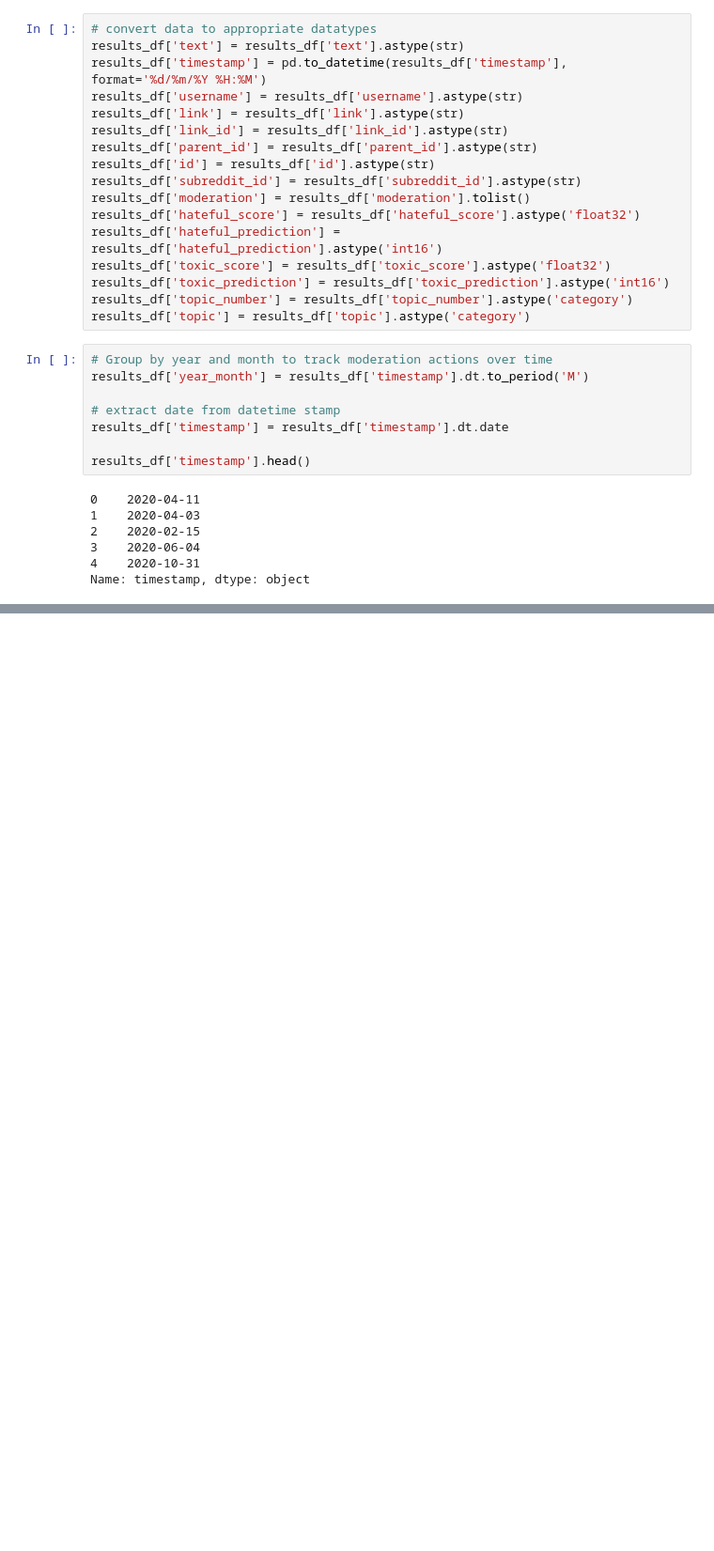
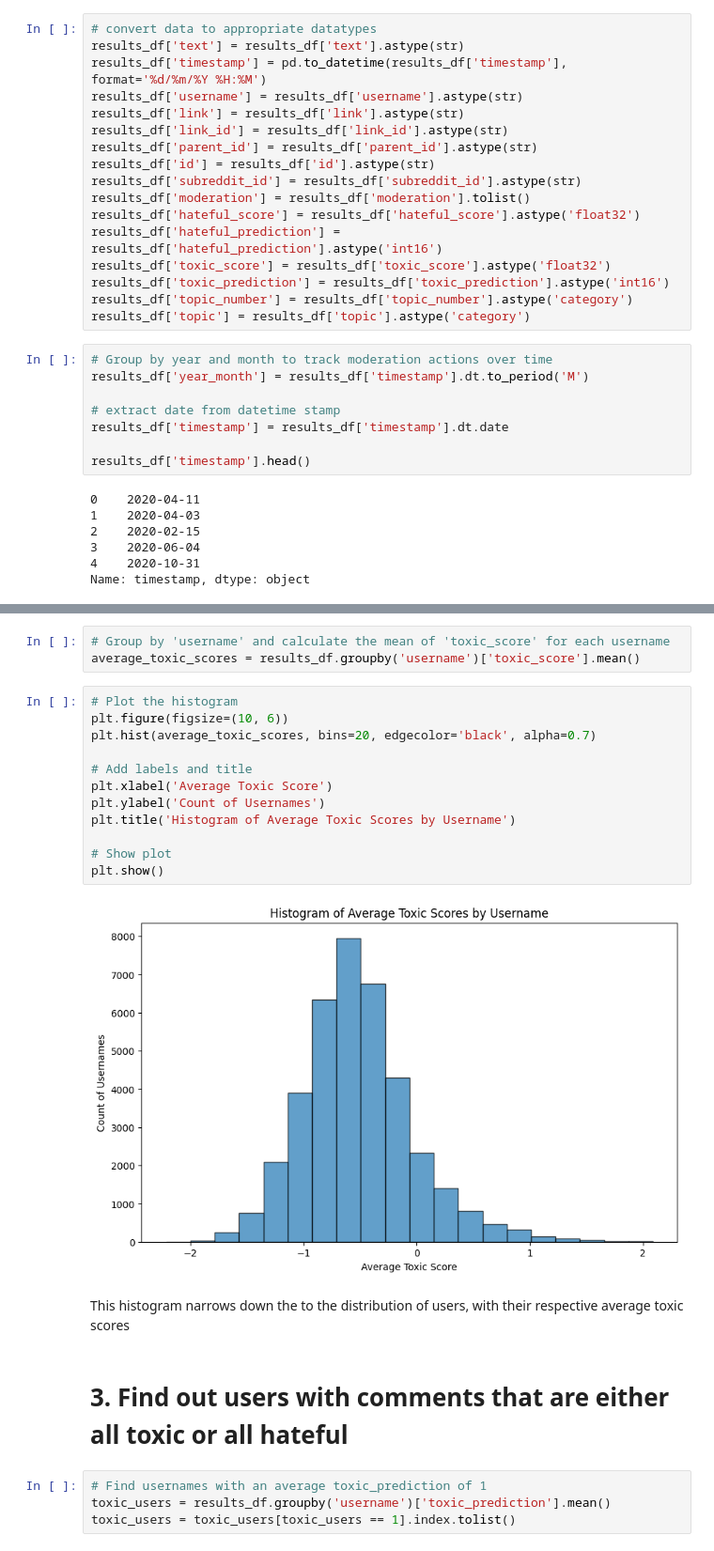
Before and after one commit to rhyden-kx/DSA4264, a Jupyter notebook: eda_2/users.ipynb, the cells around one changed output, grey strips where cells are left out. Shown: that part at 94% size. Saved outputs shown, nothing was run; the diff lists cells and outputs as text; blank space fills up the shorter version.

```diff
--- a/eda_2/users.ipynb
+++ b/eda_2/users.ipynb
@@ -112,0 +175,25 @@ Name: timestamp, dtype: object
+# %%
+# Group by 'username' and calculate the mean of 'toxic_score' for each username
+average_toxic_scores = results_df.groupby('username')['toxic_score'].mean()
+# %%
+# Plot the histogram
+plt.figure(figsize=(10, 6))
+plt.hist(average_toxic_scores, bins=20, edgecolor='black', alpha=0.7)
+
+# Add labels and title
+plt.xlabel('Average Toxic Score')
+plt.ylabel('Count of Usernames')
+plt.title('Histogram of Average Toxic Scores by Username')
+
+# Show plot
+plt.show()
+# %% [output]
+[figure, added]
+# %% [markdown]
+This histogram narrows down the to the distribution of users, with their respective average toxic scores
+# %% [markdown]
+# 3. Find out users with comments that are either all toxic or all hateful
+# %%
+# Find usernames with an average toxic_prediction of 1
+toxic_users = results_df.groupby('username')['toxic_prediction'].mean()
+toxic_users = toxic_users[toxic_users == 1].index.tolist()
```
Also changed, not shown: parts of 12 cells of this notebook.
